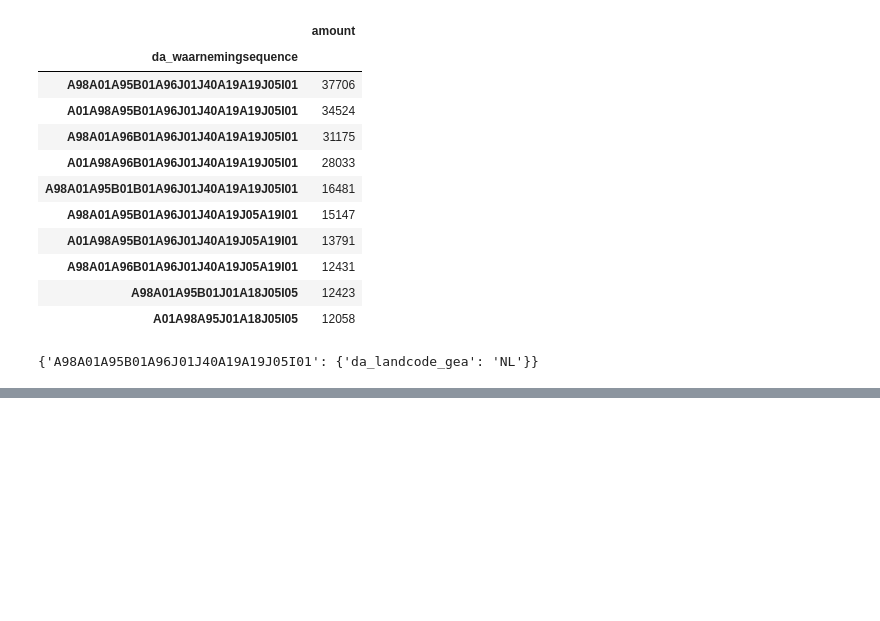
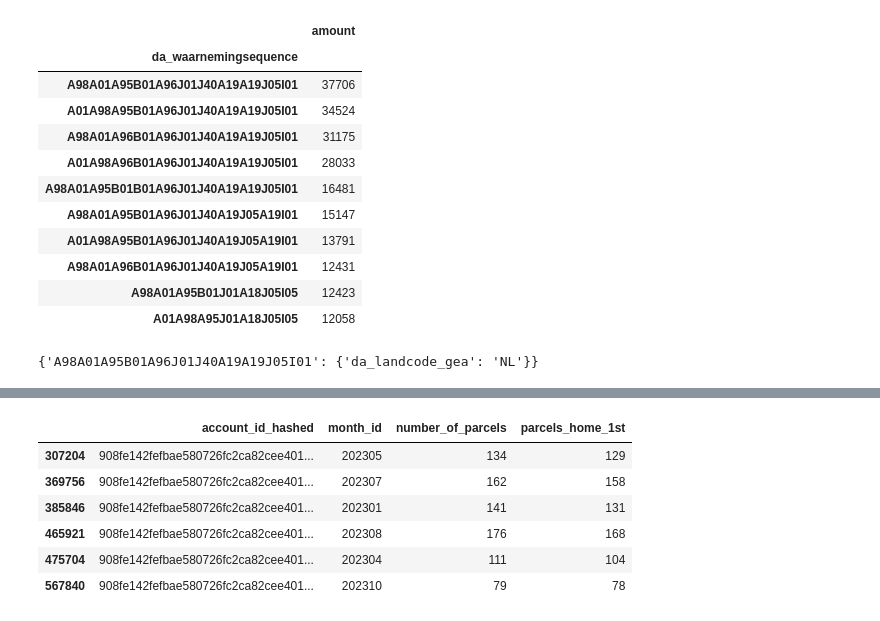
Before and after one commit to hvdv99/DataBridge, a Jupyter notebook: data/eda.ipynb, the cells around one changed output, grey strips where cells are left out. Saved outputs shown, nothing was run; the diff lists cells and outputs as text; code cells hidden in the pictures; blank space fills up the shorter version.

```diff
--- a/EDA + Data Enrichment/EDA.ipynb
+++ b/data/eda.ipynb
@@ -637,0 +582,12 @@ Name: count, dtype: int64
+# %%
+# Check the months in which the customer received packages
+account_most_packages = sorted_df['account_id_hashed'].iloc[0]
+df_facts[df_facts['account_id_hashed'] == account_most_packages]
+# %% [output]
+|  | account_id_hashed | month_id | number_of_parcels | parcels_home_1st |
+| 307204 | 908fe142fefbae580726fc2ca82cee401... | 202305 | 134 | 129 |
+| 369756 | 908fe142fefbae580726fc2ca82cee401... | 202307 | 162 | 158 |
+| 385846 | 908fe142fefbae580726fc2ca82cee401... | 202301 | 141 | 131 |
+| 465921 | 908fe142fefbae580726fc2ca82cee401... | 202308 | 176 | 168 |
+| 475704 | 908fe142fefbae580726fc2ca82cee401... | 202304 | 111 | 104 |
+| 567840 | 908fe142fefbae580726fc2ca82cee401... | 202310 | 79 | 78 |
```
Also changed, not shown: parts of 23 cells of this notebook, 2 other files.
